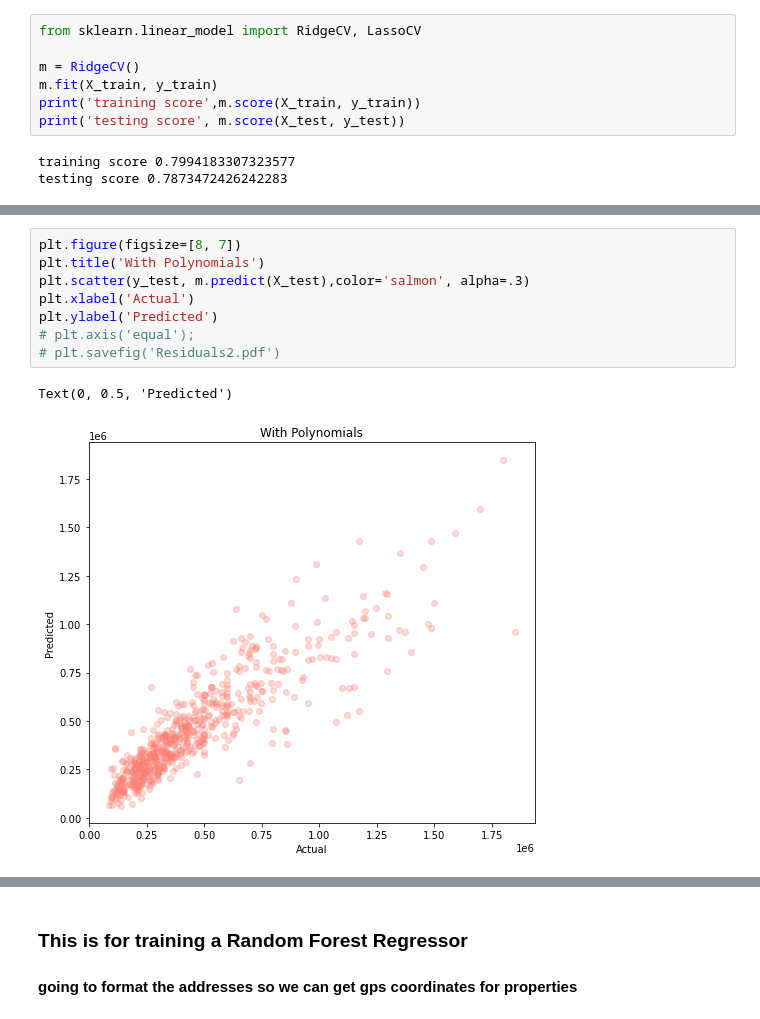
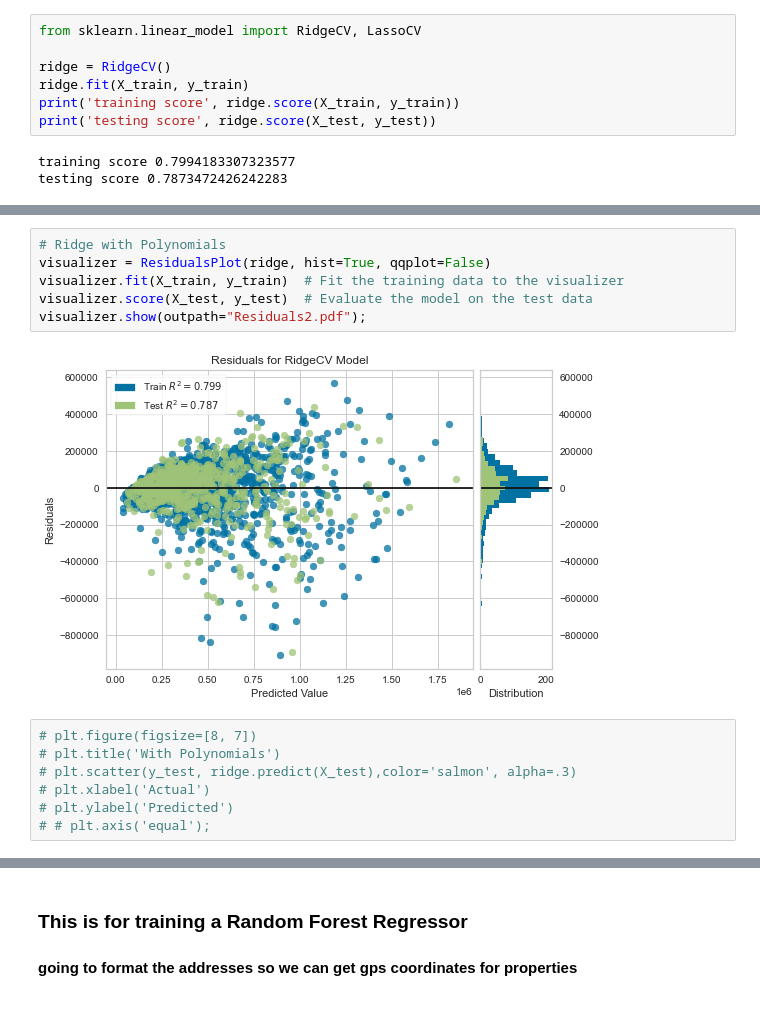
Before and after one commit to dirtylittledirtbike/project_2, a Jupyter notebook: model_training.ipynb, the cells around one changed output, grey strips where cells are left out. Saved outputs shown, nothing was run; the diff lists cells and outputs as text.

```diff
--- a/model_training.ipynb
+++ b/model_training.ipynb
@@ -352,10 +345,10 @@ X_train, X_test, y_train, y_test = train_test_split(poly_scaled, y, test_size=0.
 # %%
 from sklearn.linear_model import RidgeCV, LassoCV
 
-m = RidgeCV()
-m.fit(X_train, y_train)
-print('training score',m.score(X_train, y_train))
-print('testing score', m.score(X_test, y_test))
+ridge = RidgeCV()
+ridge.fit(X_train, y_train)
+print('training score', ridge.score(X_train, y_train))
+print('testing score', ridge.score(X_test, y_test))
 # %% [output]
 training score 0.7994183307323577
 testing score 0.7873472426242283
@@ -368,12 +362,16 @@ err.mean()
 93587.96557486917
+# %%
+# Ridge with Polynomials
+visualizer = ResidualsPlot(ridge, hist=True, qqplot=False)
+visualizer.fit(X_train, y_train)  # Fit the training data to the visualizer
+visualizer.score(X_test, y_test)  # Evaluate the model on the test data
+visualizer.show(outpath="Residuals2.pdf");
+# %% [output]
+[figure, added]
 # %%
-plt.figure(figsize=[8, 7])
-plt.title('With Polynomials')
-plt.scatter(y_test, m.predict(X_test),color='salmon', alpha=.3)
-plt.xlabel('Actual')
-plt.ylabel('Predicted')
-# plt.axis('equal');
-# plt.savefig('Residuals2.pdf')
+# plt.figure(figsize=[8, 7])
+# plt.title('With Polynomials')
+# plt.scatter(y_test, ridge.predict(X_test),color='salmon', alpha=.3)
+# plt.xlabel('Actual')
+# plt.ylabel('Predicted')
+# # plt.axis('equal');
-# %% [output]
-Text(0, 0.5, 'Predicted')
-[figure, removed]
```
Also changed, not shown: parts of 19 cells of this notebook, 7 other files.
